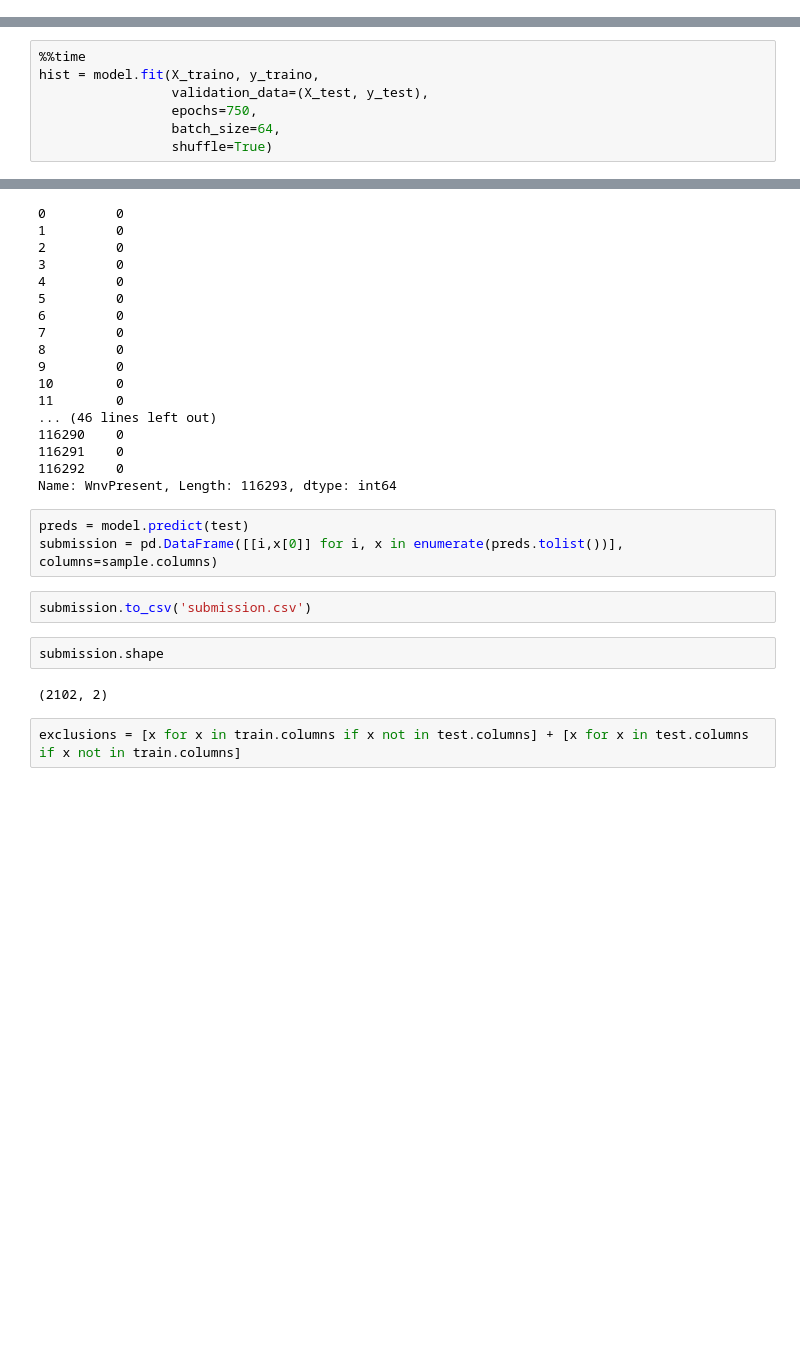
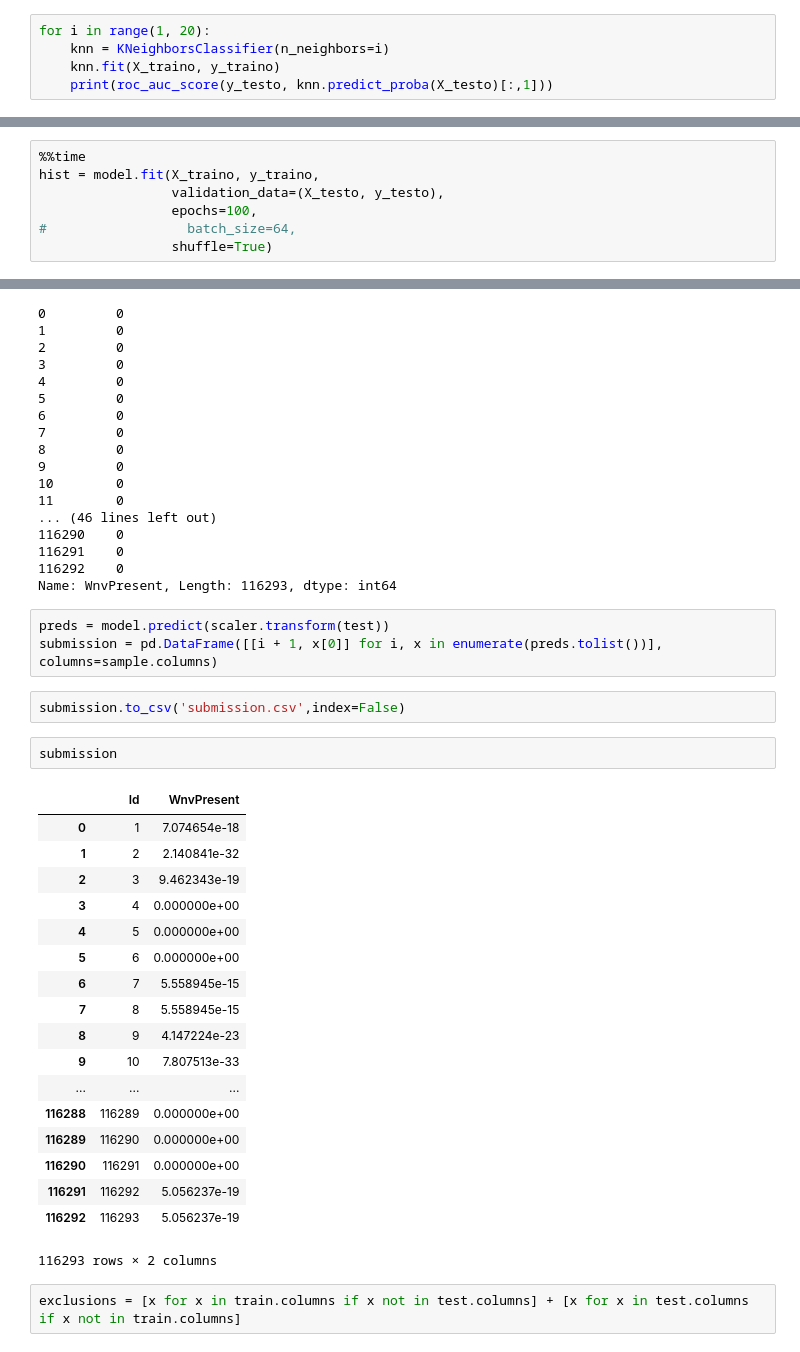
Before and after one commit to blane07/west-nile-chicago, a Jupyter notebook: working/Evan2.ipynb, the cells around one changed output, grey strips where cells are left out. Drawn from its saved outputs; the diff is of its cells as text; blank space fills up the shorter version.

```diff
--- a/working/Evan2.ipynb
+++ b/working/Evan2.ipynb
@@ -304,0 +281,5 @@ avg / total       0.93      0.77      0.83      2102
+# %%
+for i in range(1, 20):
+    knn = KNeighborsClassifier(n_neighbors=i)
+    knn.fit(X_traino, y_traino)
+    print(roc_auc_score(y_testo, knn.predict_proba(X_testo)[:,1]))
@@ -334,8 +340,8 @@ test_acc = []
 # %%
 %%time
 hist = model.fit(X_traino, y_traino,
-                 validation_data=(X_test, y_test),
-                 epochs=750,
-                 batch_size=64,
+                 validation_data=(X_testo, y_testo),
+                 epochs=100,
+#                  batch_size=64,
                  shuffle=True)
 # %% [output]
@@ -478,14 +509,31 @@ sample.WnvPresent
 116292    0
 Name: WnvPresent, Length: 116293, dtype: int64
 # %%
-preds = model.predict(test)
-submission = pd.DataFrame([[i,x[0]] for i, x in enumerate(preds.tolist())], columns=sample.columns)
+preds = model.predict(scaler.transform(test))
+submission = pd.DataFrame([[i + 1, x[0]] for i, x in enumerate(preds.tolist())], columns=sample.columns)
 # %%
-submission.to_csv('submission.csv')
+submission.to_csv('submission.csv',index=False)
 # %%
-submission.shape
+submission
 # %% [output]
+|  | Id | WnvPresent |
+| 0 | 1 | 7.074654e-18 |
+| 1 | 2 | 2.140841e-32 |
+| 2 | 3 | 9.462343e-19 |
+| 3 | 4 | 0.000000e+00 |
+| 4 | 5 | 0.000000e+00 |
+| 5 | 6 | 0.000000e+00 |
+| 6 | 7 | 5.558945e-15 |
+| 7 | 8 | 5.558945e-15 |
+| 8 | 9 | 4.147224e-23 |
+| 9 | 10 | 7.807513e-33 |
+| ... | ... | ... |
+| 116288 | 116289 | 0.000000e+00 |
+| 116289 | 116290 | 0.000000e+00 |
+| 116290 | 116291 | 0.000000e+00 |
+| 116291 | 116292 | 5.056237e-19 |
+| 116292 | 116293 | 5.056237e-19 |
-(2102, 2)
+116293 rows × 2 columns
 # %%
 exclusions = [x for x in train.columns if x not in test.columns] + [x for x in test.columns if x not in train.columns]
 # %%
```
Also changed, not shown: parts of 25 cells of this notebook, 1 other file.
